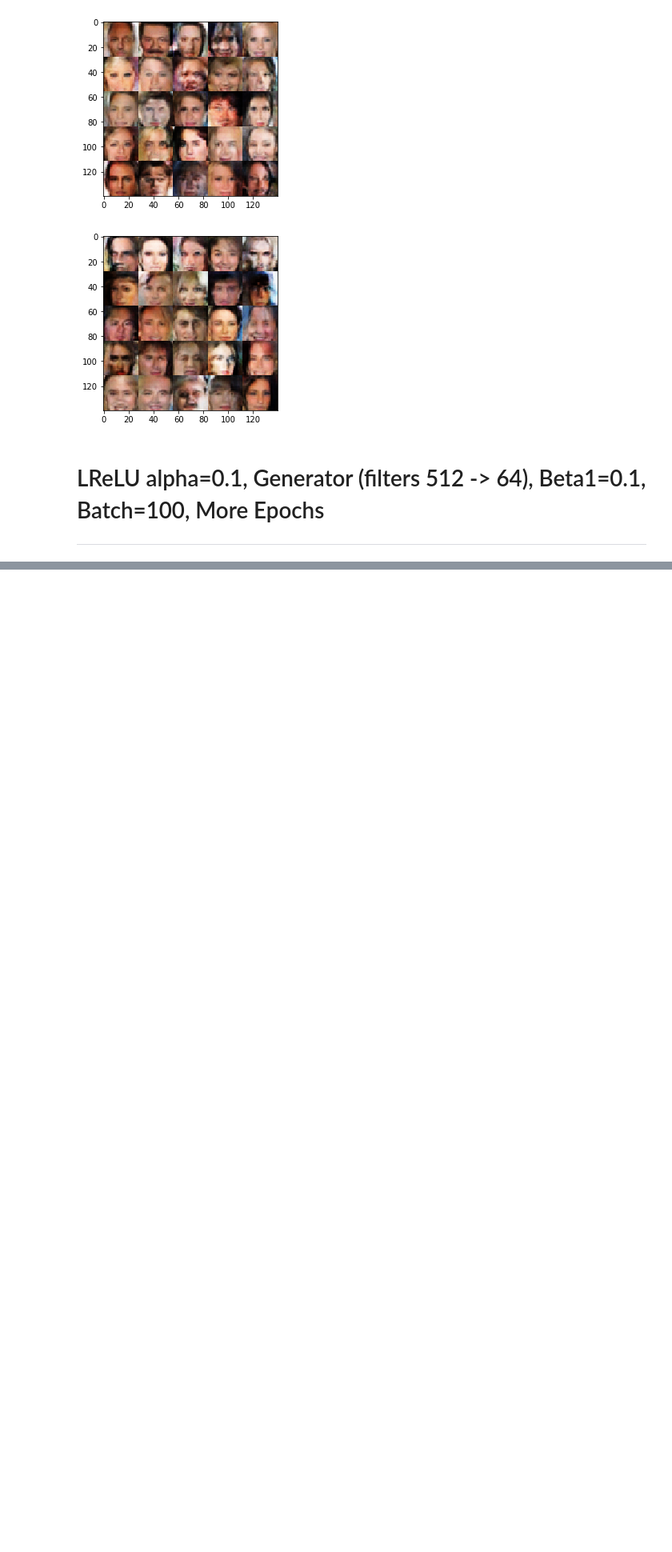
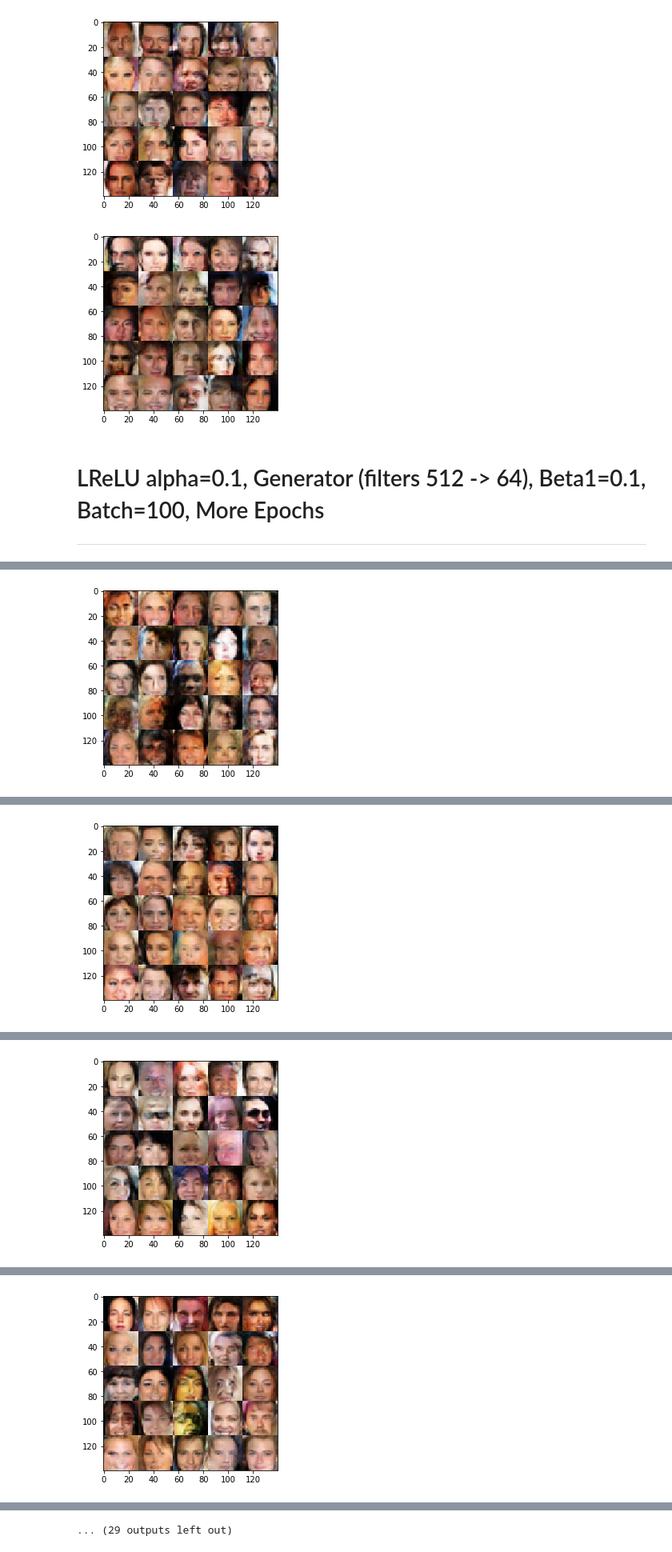
Before and after one commit to ys3x/deep-learning, a Jupyter notebook: face_generation/dlnd_face_generation-experiments.ipynb, the cells around one changed output, grey strips where cells are left out. Shown at 80% size. Saved outputs shown, nothing was run; the diff lists cells and outputs as text; code cells hidden in the pictures; blank space fills up the shorter version.

```diff
--- a/face_generation/dlnd_face_generation-experiments.ipynb
+++ b/face_generation/dlnd_face_generation-experiments.ipynb
@@ -633,4 +674,5 @@ epochs = 10
 celeba_dataset = helper.Dataset('celeba', glob(os.path.join(data_dir, 'img_align_celeba/*.jpg')))
 with tf.Graph().as_default():
     train(epochs, batch_size, z_dim, learning_rate, beta1, celeba_dataset.get_batches,
-          celeba_dataset.shape, celeba_dataset.image_mode, alpha)
+          celeba_dataset.shape, celeba_dataset.image_mode, alpha, 100)
+# %% [output]
@@ -636,0 +687 @@ with tf.Graph().as_default():
+[figure, added]
@@ -636,0 +693 @@ with tf.Graph().as_default():
+[figure, added]
@@ -636,0 +699 @@ with tf.Graph().as_default():
+[figure, added]
@@ -636,0 +705 @@ with tf.Graph().as_default():
+[figure, added]
@@ -636,0 +718 @@ with tf.Graph().as_default():
+... (29 outputs left out)
```
Also changed, not shown: parts of 3 cells of this notebook.
